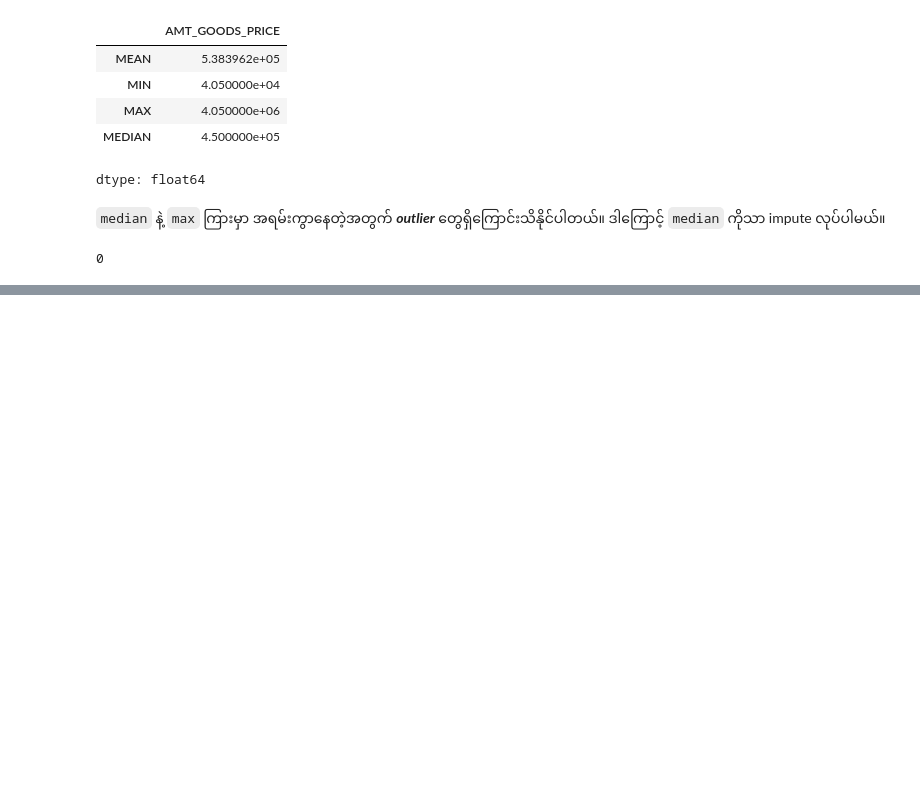
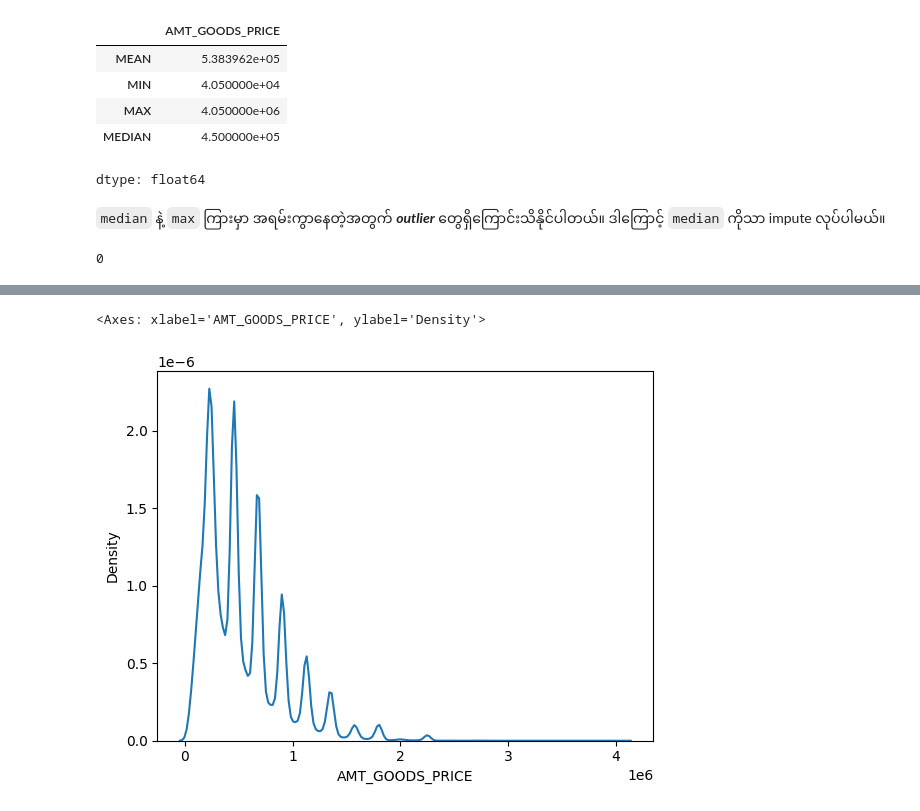
Before and after one commit to htetaunglynn94/portfolio_projects, a Jupyter notebook: eda_on_loan_default.ipynb, the cells around one changed output, grey strips where cells are left out. Drawn from its saved outputs; the diff is of its cells as text; code cells hidden in the pictures; blank space fills up the shorter version.

```diff
--- a/eda_on_loan_default.ipynb
+++ b/eda_on_loan_default.ipynb
@@ -436,0 +439,6 @@ app_score_col_rmvd['AMT_GOODS_PRICE'].isnull().sum()
+# %%
+# Change negative values of "DAYS_" columns to absolute values
+day_cols = app_score_col_rmvd.filter(like='DAYS').columns
+
+for col in day_cols:
+  app_score_col_rmvd[col] = abs(app_score_col_rmvd[col])
@@ -436,0 +502,6 @@ app_score_col_rmvd['AMT_GOODS_PRICE'].isnull().sum()
+# %%
+sns.kdeplot(data=app_score_col_rmvd, x='AMT_GOODS_PRICE')
+# sns.histplot(data=app_score_col_rmvd, x='AMT_GOODS_PRICE')
+# %% [output]
+<Axes: xlabel='AMT_GOODS_PRICE', ylabel='Density'>
+[figure, added]
```
Also changed, not shown: parts of 22 cells of this notebook.
